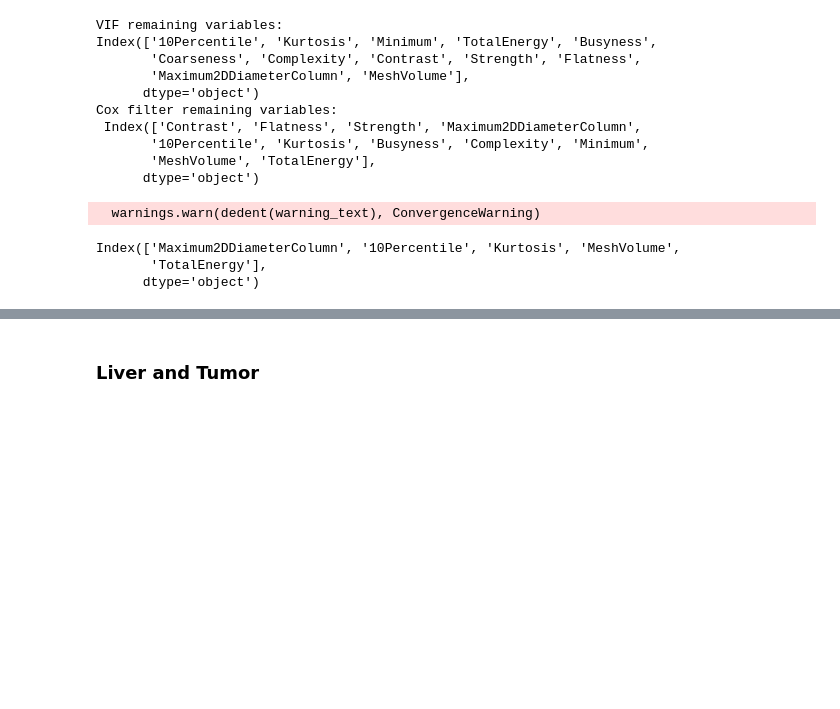
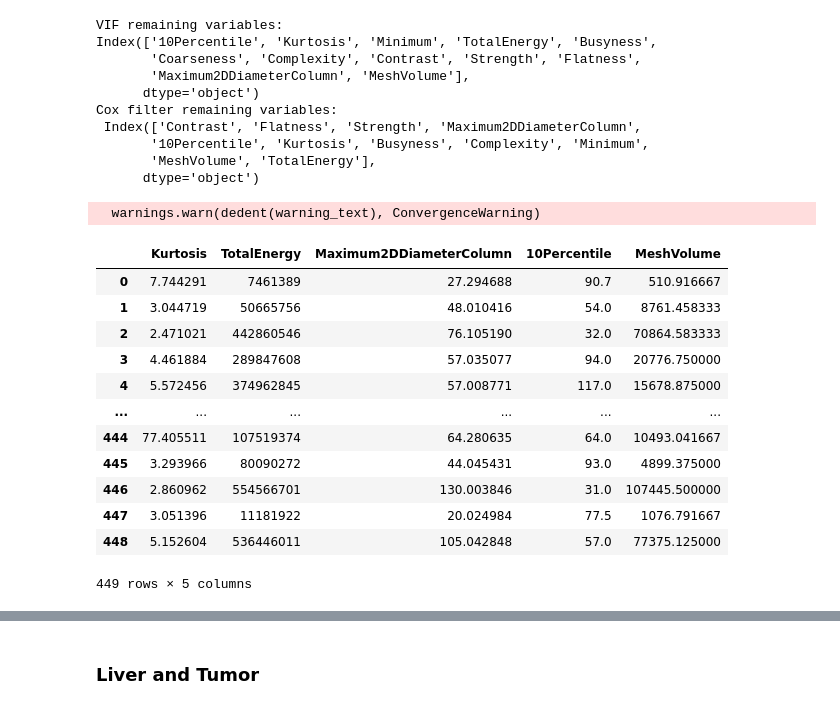
Before and after one commit to strixy16/deep-icc, a Jupyter notebook: RandomSurvivalForest/hdfs_random_forest.ipynb, the cells around one changed output, grey strips where cells are left out. Cells and saved outputs as stored; diff of their text form; code cells hidden in the pictures; blank space fills up the shorter version.

```diff
--- a/RandomSurvivalForest/hdfs_random_forest.ipynb
+++ b/RandomSurvivalForest/hdfs_random_forest.ipynb
@@ -444,9 +462,5 @@ Cox filter remaining variables:
       dtype='object')
   warnings.warn(dedent(warning_text), ConvergenceWarning)
 # %%
-X_tumor.drop(labels=['Minimum', 'Complexity', 'Strength','Busyness', 'Contrast', 'Flatness'], inplace=True, axis=1)
+X_tumor.drop(labels=['Minimum', 'Complexity', 'Busyness', 'Flatness', 'TotalEnergy', 'Kurtosis', 'MeshVolume'], inplace=True, axis=1)
 X_tumor.columns
-# %% [output]
-Index(['Maximum2DDiameterColumn', '10Percentile', 'Kurtosis', 'MeshVolume',
-       'TotalEnergy'],
-      dtype='object')
@@ -453 +469,17 @@ Index(['Maximum2DDiameterColumn', '10Percentile', 'Kurtosis', 'MeshVolume',
+# %%
+X_tumor
+# %% [output]
+|  | Kurtosis | TotalEnergy | Maximum2DDiameterColumn | 10Percentile | MeshVolume |
+| 0 | 7.744291 | 7461389 | 27.294688 | 90.7 | 510.916667 |
+| 1 | 3.044719 | 50665756 | 48.010416 | 54.0 | 8761.458333 |
+| 2 | 2.471021 | 442860546 | 76.105190 | 32.0 | 70864.583333 |
+| 3 | 4.461884 | 289847608 | 57.035077 | 94.0 | 20776.750000 |
+| 4 | 5.572456 | 374962845 | 57.008771 | 117.0 | 15678.875000 |
+| ... | ... | ... | ... | ... | ... |
+| 444 | 77.405511 | 107519374 | 64.280635 | 64.0 | 10493.041667 |
+| 445 | 3.293966 | 80090272 | 44.045431 | 93.0 | 4899.375000 |
+| 446 | 2.860962 | 554566701 | 130.003846 | 31.0 | 107445.500000 |
+| 447 | 3.051396 | 11181922 | 20.024984 | 77.5 | 1076.791667 |
+| 448 | 5.152604 | 536446011 | 105.042848 | 57.0 | 77375.125000 |
+449 rows × 5 columns
 # %%
```
Also changed, not shown: parts of 23 cells of this notebook.
